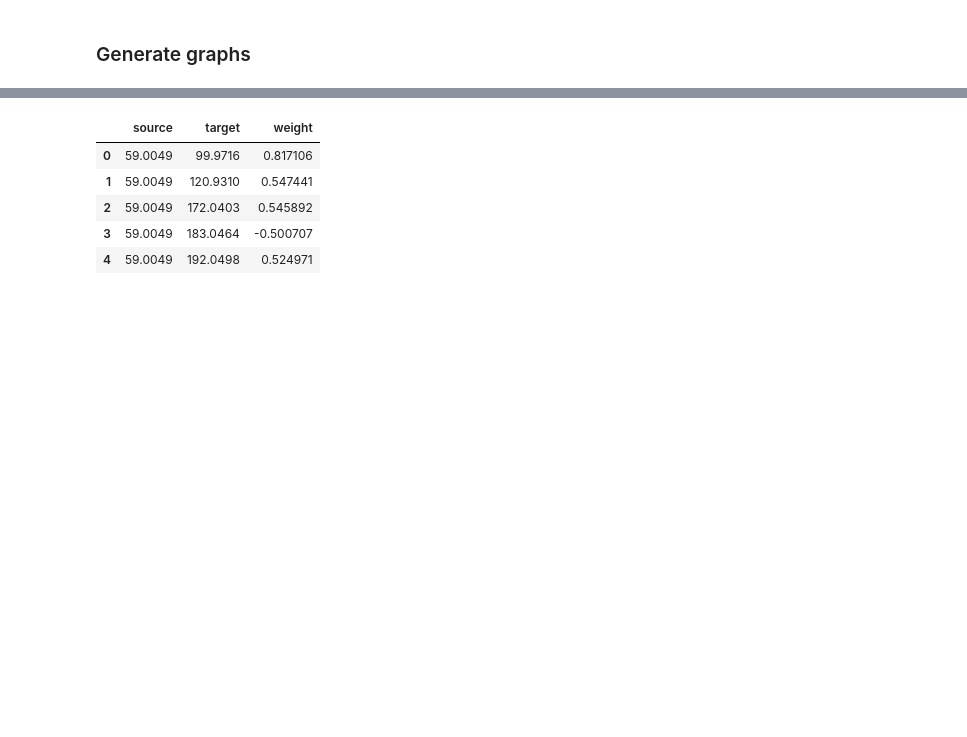
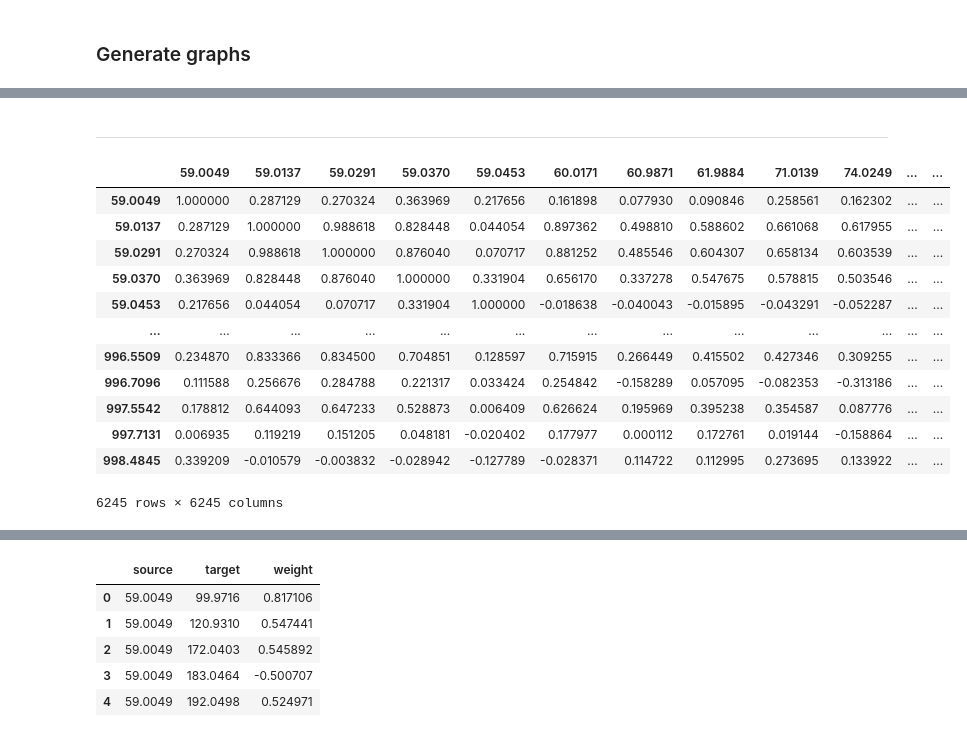
Before and after one commit to win7/GNN_Unsupervised, a Jupyter notebook: preprocessing.ipynb, the cells around one changed output, grey strips where cells are left out. Cells and saved outputs as stored; diff of their text form; code cells hidden in the pictures; blank space fills up the shorter version.

```diff
--- a/preprocessing.ipynb
+++ b/preprocessing.ipynb
@@ -115,0 +123,19 @@ time: 29.5 s (started: 2023-06-08 18:13:10 -05:00)
+# %% [markdown]
+---
+# %%
+matrix = list_groups_subgroups_t_corr[2][1]
+matrix
+# %% [output]
+|  | 59.0049 | 59.0137 | 59.0291 | 59.0370 | 59.0453 | 60.0171 | 60.9871 | 61.9884 | 71.0139 | 74.0249 | ... | ... |
+| 59.0049 | 1.000000 | 0.287129 | 0.270324 | 0.363969 | 0.217656 | 0.161898 | 0.077930 | 0.090846 | 0.258561 | 0.162302 | ... | ... |
+| 59.0137 | 0.287129 | 1.000000 | 0.988618 | 0.828448 | 0.044054 | 0.897362 | 0.498810 | 0.588602 | 0.661068 | 0.617955 | ... | ... |
+| 59.0291 | 0.270324 | 0.988618 | 1.000000 | 0.876040 | 0.070717 | 0.881252 | 0.485546 | 0.604307 | 0.658134 | 0.603539 | ... | ... |
+| 59.0370 | 0.363969 | 0.828448 | 0.876040 | 1.000000 | 0.331904 | 0.656170 | 0.337278 | 0.547675 | 0.578815 | 0.503546 | ... | ... |
+| 59.0453 | 0.217656 | 0.044054 | 0.070717 | 0.331904 | 1.000000 | -0.018638 | -0.040043 | -0.015895 | -0.043291 | -0.052287 | ... | ... |
+| ... | ... | ... | ... | ... | ... | ... | ... | ... | ... | ... | ... | ... |
+| 996.5509 | 0.234870 | 0.833366 | 0.834500 | 0.704851 | 0.128597 | 0.715915 | 0.266449 | 0.415502 | 0.427346 | 0.309255 | ... | ... |
+| 996.7096 | 0.111588 | 0.256676 | 0.284788 | 0.221317 | 0.033424 | 0.254842 | -0.158289 | 0.057095 | -0.082353 | -0.313186 | ... | ... |
+| 997.5542 | 0.178812 | 0.644093 | 0.647233 | 0.528873 | 0.006409 | 0.626624 | 0.195969 | 0.395238 | 0.354587 | 0.087776 | ... | ... |
+| 997.7131 | 0.006935 | 0.119219 | 0.151205 | 0.048181 | -0.020402 | 0.177977 | 0.000112 | 0.172761 | 0.019144 | -0.158864 | ... | ... |
+| 998.4845 | 0.339209 | -0.010579 | -0.003832 | -0.028942 | -0.127789 | -0.028371 | 0.114722 | 0.112995 | 0.273695 | 0.133922 | ... | ... |
+6245 rows × 6245 columns
```
Also changed, not shown: parts of 14 cells of this notebook, 4 other files.
